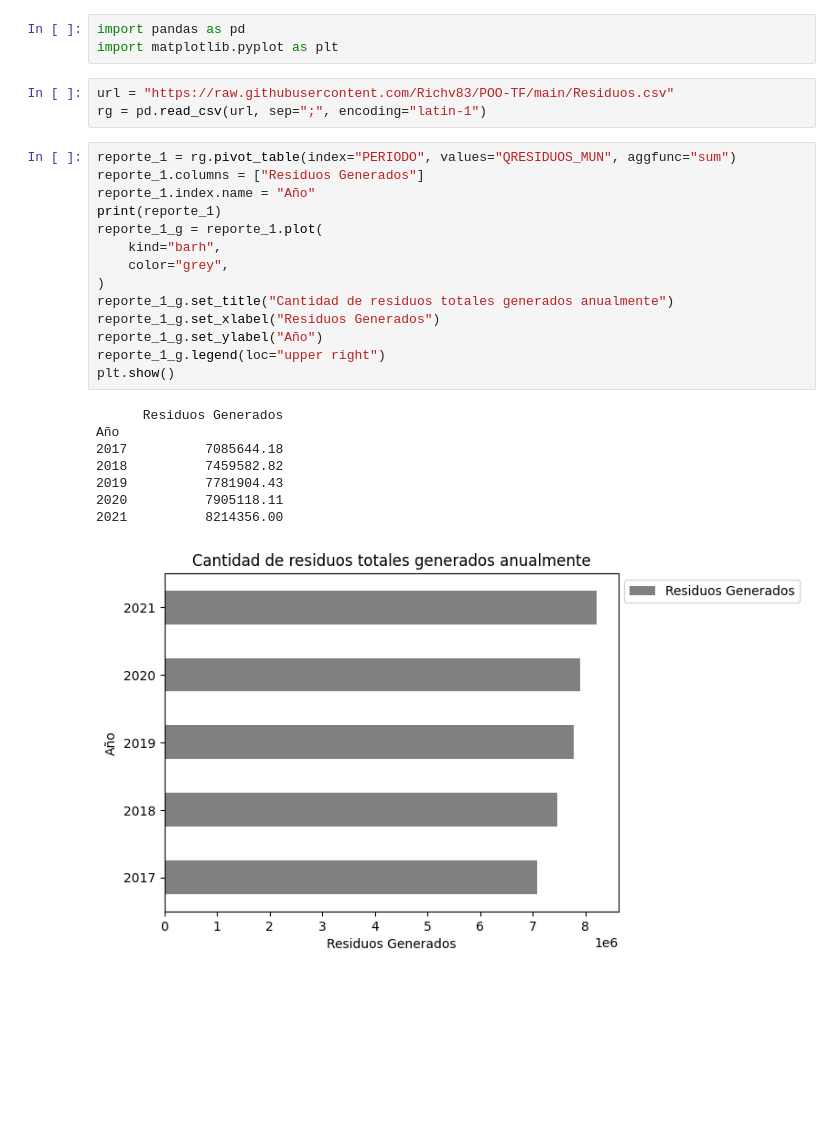
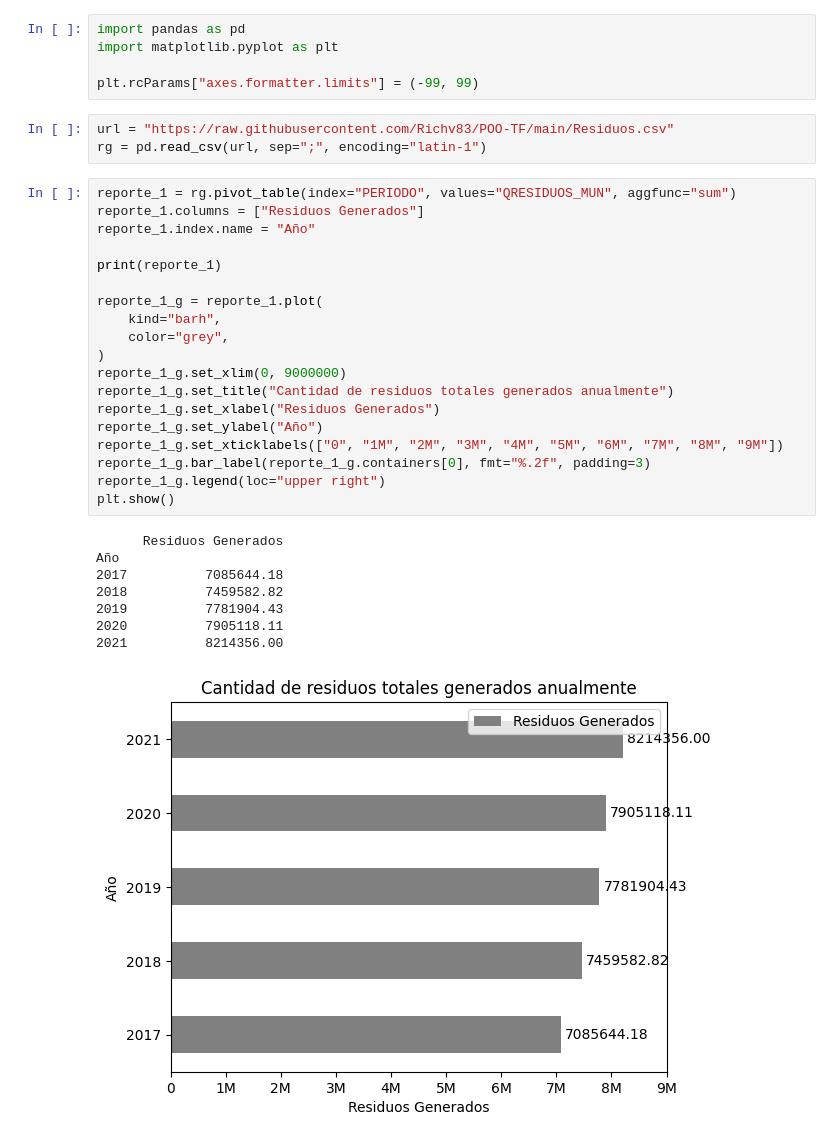
Before and after one commit to Richv83/POO-TF, a Jupyter notebook: TrabajoFinal.ipynb, the cells around one changed output. Saved outputs shown, nothing was run; the diff lists cells and outputs as text; blank space fills up the shorter version.

```diff
--- a/TrabajoFinal.ipynb
+++ b/TrabajoFinal.ipynb
@@ -1,29 +1,36 @@
 # %%
 import pandas as pd
 import matplotlib.pyplot as plt
+
+plt.rcParams["axes.formatter.limits"] = (-99, 99)
 # %%
 url = "https://raw.githubusercontent.com/Richv83/POO-TF/main/Residuos.csv"
 rg = pd.read_csv(url, sep=";", encoding="latin-1")
 # %%
 reporte_1 = rg.pivot_table(index="PERIODO", values="QRESIDUOS_MUN", aggfunc="sum")
 reporte_1.columns = ["Residuos Generados"]
 reporte_1.index.name = "Año"
+
 print(reporte_1)
+
 reporte_1_g = reporte_1.plot(
     kind="barh",
     color="grey",
 )
+reporte_1_g.set_xlim(0, 9000000)
 reporte_1_g.set_title("Cantidad de residuos totales generados anualmente")
 reporte_1_g.set_xlabel("Residuos Generados")
 reporte_1_g.set_ylabel("Año")
+reporte_1_g.set_xticklabels(["0", "1M", "2M", "3M", "4M", "5M", "6M", "7M", "8M", "9M"])
+reporte_1_g.bar_label(reporte_1_g.containers[0], fmt="%.2f", padding=3)
 reporte_1_g.legend(loc="upper right")
 plt.show()
 # %% [output]
       Residuos Generados
 Año
 2017          7085644.18
 2018          7459582.82
 2019          7781904.43
 2020          7905118.11
 2021          8214356.00
-[figure, old version]
+[figure, new version]
```
